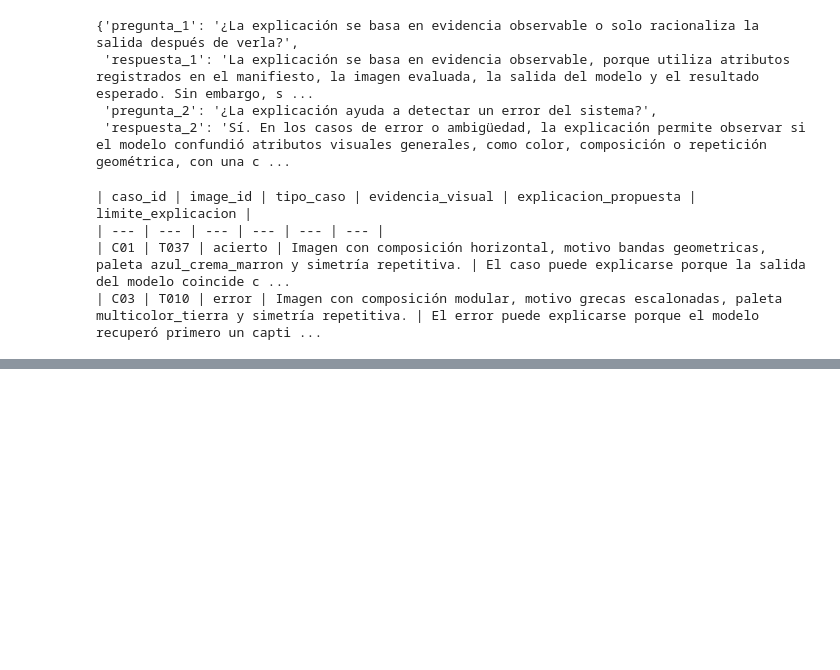
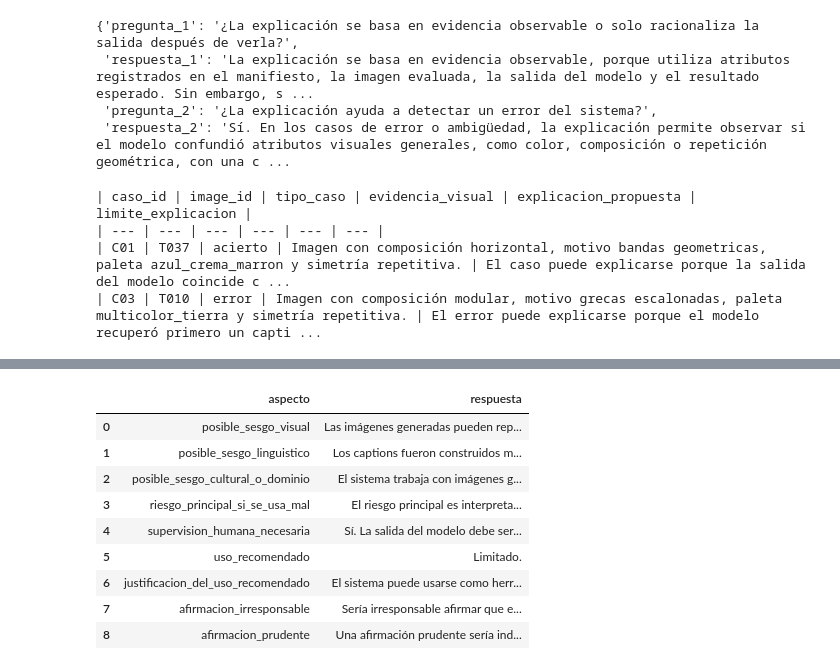
Before and after one commit to hsancheza90-art/mcc225-textiles-generados-evaluacion-multimodal, a Jupyter notebook: notebooks/Cuaderno14_MCC225_resuelto.ipynb, the cells around one changed output, grey strips where cells are left out. Cells and saved outputs as stored; diff of their text form; code cells hidden in the pictures; blank space fills up the shorter version.

```diff
--- a/notebooks/Cuaderno14_MCC225_resuelto.ipynb
+++ b/notebooks/Cuaderno14_MCC225_resuelto.ipynb
@@ -1777,0 +1784,86 @@ print(markdown_explicabilidad)
+# %%
+# ============================================================
+# 42. Construcción de ficha de uso responsable
+# ============================================================
+
+ficha_uso_responsable_rows = [
+    {
+        "aspecto": "posible_sesgo_visual",
+        "respuesta": (
+            "Las imágenes generadas pueden reproducir una estética simplificada de patrones textiles andinos. "
+            "Esto puede hacer que el modelo aprenda o refuerce asociaciones visuales generales, sin distinguir "
+            "variaciones reales, técnicas específicas ni contexto cultural."
+        )
+    },
+    {
+        "aspecto": "posible_sesgo_linguistico",
+        "respuesta": (
+            "Los captions fueron construidos manualmente y pueden favorecer ciertos términos descriptivos, "
+            "como bandas, rombos, grecas, simetría o composición. El modelo puede responder mejor a esas palabras "
+            "que a descripciones alternativas o menos estructuradas."
+        )
+    },
+    {
+        "aspecto": "posible_sesgo_cultural_o_dominio",
+        "respuesta": (
+            "El sistema trabaja con imágenes generadas y no con piezas documentadas. Por ello, puede confundir "
+            "rasgos visuales inspirados en lo andino con una identificación cultural real. Esta es una limitación "
+            "importante del experimento."
+        )
+    },
+    {
+        "aspecto": "riesgo_principal_si_se_usa_mal",
+        "respuesta": (
+            "El riesgo principal es interpretar una similitud visual como si fuera una clasificación confiable. "
+            "Esto podría llevar a conclusiones incorrectas sobre una imagen si se usa el modelo sin revisión humana."
+        )
+    },
+    {
+        "aspecto": "supervision_humana_necesaria",
+        "respuesta": (
+            "Sí. La salida del modelo debe ser revisada por una persona, especialmente cuando se analizan errores, "
+            "casos ambiguos o posibles interpretaciones del patrón visual."
+        )
+    },
+    {
+        "aspecto": "uso_recomendado",
+        "respuesta": "Limitado."
+    },
+    {
+        "aspecto": "justificacion_del_uso_recomendado",
+        "respuesta": (
+            "El sistema puede usarse como herramienta exploratoria en un entorno académico controlado. "
+            "No debe usarse como mecanismo autónomo de identificación, clasificación cultural o validación patrimonial."
+        )
+    },
+    {
+        "aspecto": "afirmacion_irresponsable",
+        "respuesta": (
+            "Sería irresponsable afirmar que el sistema reconoce correctamente patrones textiles andinos reales "
+            "o que puede clasificar objetos culturales de manera confiable."
+        )
+    },
+    {
+        "aspecto": "afirmacion_prudente",
+        "respuesta": (
+            "Una afirmación prudente sería indicar que el sistema muestra alineamiento parcial entre imágenes generadas "
+            "y descripciones visuales controladas en un entorno experimental."
+        )
+    }
+]
+
+ficha_uso_responsable_df = pd.DataFrame(ficha_uso_responsable_rows)
+
+ficha_path = RESULTS_DIR / "ficha_uso_responsable.csv"
+
+ficha_uso_responsable_df.to_csv(
+    ficha_path,
+    index=False,
+    encoding="utf-8",
+    lineterminator="\n"
+)
+
+print("Ficha de uso responsable exportada a:", ficha_path)
+
+ficha_uso_responsable_df
+# %% [output]
@@ -1777,0 +1871,10 @@ print(markdown_explicabilidad)
+|  | aspecto | respuesta |
+| 0 | posible_sesgo_visual | Las imágenes generadas pueden rep... |
+| 1 | posible_sesgo_linguistico | Los captions fueron construidos m... |
+| 2 | posible_sesgo_cultural_o_dominio | El sistema trabaja con imágenes g... |
+| 3 | riesgo_principal_si_se_usa_mal | El riesgo principal es interpreta... |
+| 4 | supervision_humana_necesaria | Sí. La salida del modelo debe ser... |
+| 5 | uso_recomendado | Limitado. |
+| 6 | justificacion_del_uso_recomendado | El sistema puede usarse como herr... |
+| 7 | afirmacion_irresponsable | Sería irresponsable afirmar que e... |
+| 8 | afirmacion_prudente | Una afirmación prudente sería ind... |
```
Also changed, not shown: parts of 4 cells of this notebook.
